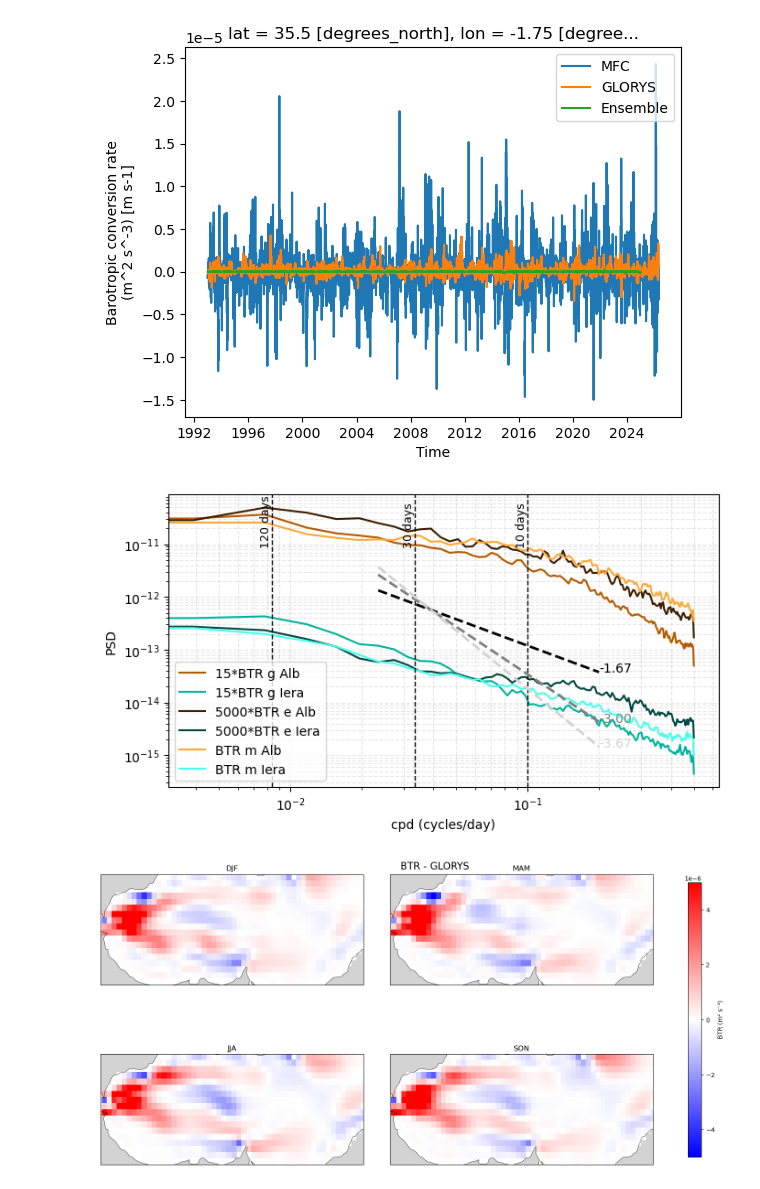
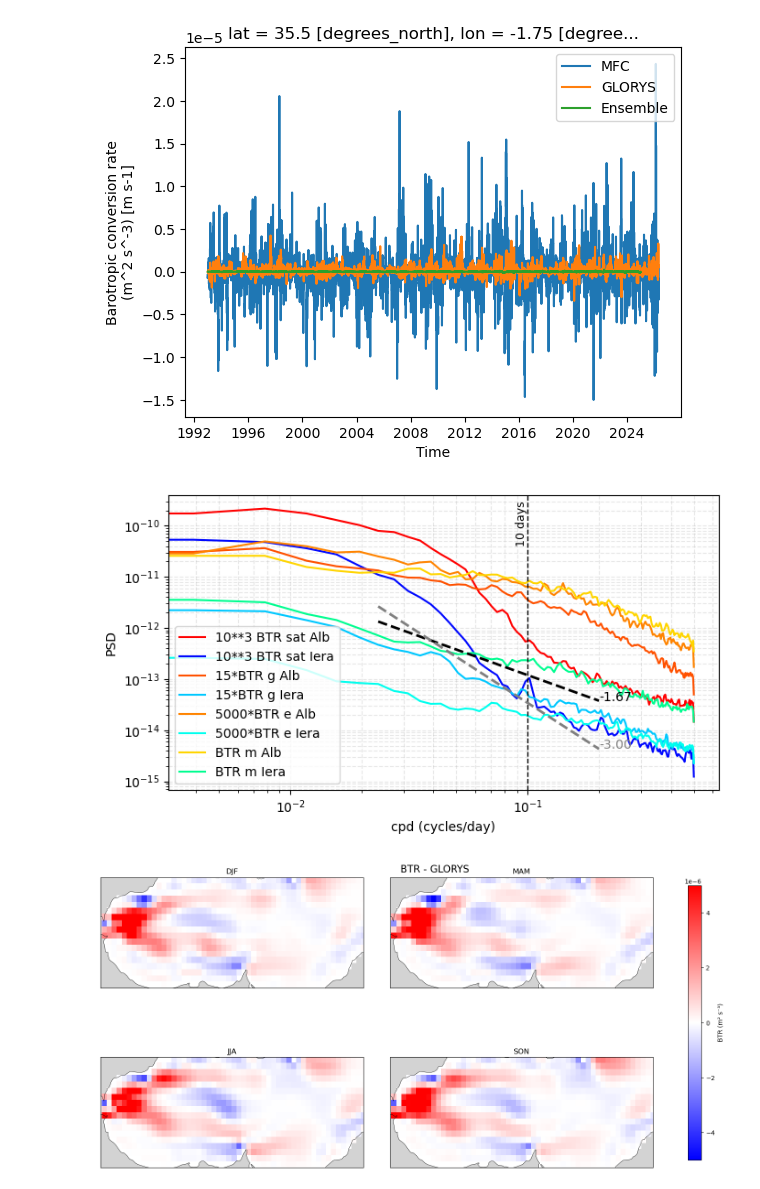
Before and after one commit to phargous/E_transfers, a Jupyter notebook: code/notebooks/1training.ipynb, the cells around one changed output. Saved outputs shown, nothing was run; the diff lists cells and outputs as text; code cells hidden in the pictures.

```diff
--- a/code/notebooks/1training.ipynb
+++ b/code/notebooks/1training.ipynb
@@ -101,9 +157,9 @@ def subset_region(ds, lonmin, lonmax, latmin, latmax):
 # %%
 # Regions
 lonmin_alb, lonmax_alb, latmin_alb, latmax_alb = -5.4, -1, 35.2, 36.7
-lonmin_iera, lonmax_iera, latmin_iera, latmax_iera = 24, 30, 31, 36
+# lonmin_iera, lonmax_iera, latmin_iera, latmax_iera = 24, 30, 31, 36 #big region
 lonmin_med, lonmax_med, latmin_med, latmax_med = -10, 37, 30, 45
-# lonmin_iera, lonmax_iera, latmin_iera, latmax_iera = 25, 27, 33, 35.5
+lonmin_iera, lonmax_iera, latmin_iera, latmax_iera = 25, 27, 33, 35.5 #small region
 # %% [markdown]
 # Satellite data
 # %%
@@ -649,19 +705,23 @@ period1 = 1 / freqs1
 period2 = 1 / freqs2
 
 fig, ax = plt.subplots(figsize=(7,4))
+ax.loglog(freqs, psd_btr_alb_mean*1000, color="#FF0000", label="10**3 BTR sat Alb")
+ax.loglog(freqs, psd_btr_iera_mean*1000, color="#0008FF", label="10**3 BTR sat Iera")
 
-ax.loglog(freqs, 15*psd_btr_glorys_alb_mean, color="#B45A00", label="15*BTR g Alb")
-ax.loglog(freqs, 15*psd_btr_glorys_iera_mean, color="#00B49F", label="15*BTR g Iera")
+
+
+ax.loglog(freqs, 15*psd_btr_glorys_alb_mean, color="#FF5100", label="15*BTR g Alb")
+ax.loglog(freqs, 15*psd_btr_glorys_iera_mean, color="#00C8FF", label="15*BTR g Iera")
 # ax.loglog(freqs, psd_bcr_glorys_alb_mean, color="#FF8000", label="BCR g Alb")
 # ax.loglog(freqs, psd_bcr_glorys_iera_mean, color="#00FFE1", label="BCR g Iera")
 
-ax.loglog(freqs1, 5000*psd_btr_ensemble_alb_mean, color="#3C1E00", label="5000*BTR e Alb")
-ax.loglog(freqs1, 5000*psd_btr_ensemble_iera_mean, color="#004940", label="5000*BTR e Iera")
+ax.loglog(freqs1, 5000*psd_btr_ensemble_alb_mean, color="#FF8400", label="5000*BTR e Alb")
+ax.loglog(freqs1, 5000*psd_btr_ensemble_iera_mean, color="#00FFEE", label="5000*BTR e Iera")
 # ax.loglog(freqs1, psd_bcr_ensemble_alb_mean, color="#7C3E00", label="BCR e Alb")
 # ax.loglog(freqs1, psd_bcr_ensemble_iera_mean, color="#00786A", label="BCR e Iera")
 
-ax.loglog(freqs2, psd_btr_mfc_alb_mean, color="#FFA837", label="BTR m Alb")
-ax.loglog(freqs2, psd_btr_mfc_iera_mean, color="#49FFEA", label="BTR m Iera")
+ax.loglog(freqs2, psd_btr_mfc_alb_mean, color="#FFD500", label="BTR m Alb")
+ax.loglog(freqs2, psd_btr_mfc_iera_mean, color="#00FD90", label="BTR m Iera")
 # ax.loglog(freqs2, psd_bcr_mfc_alb_mean, color="#7B4500", label="BCR m Alb")
 # ax.loglog(freqs2, psd_bcr_mfc_iera_mean, color="#004940", label="BCR m Iera")
 
@@ -670,7 +730,7 @@ ax.set_ylabel("PSD")
 # ax.set_title("BTR spectrum (Welch)")
 ax.legend()
 
-periods_days = [10, 30, 120]
+periods_days = [10]
 for p in periods_days:
     freq = 1 / p
     ax.axvline(freq, color="black", linestyle="--", linewidth=1)
@@ -680,38 +740,38 @@ for p in periods_days:
 
 
 # --- pentes ---
-slopes = [-5/3, -3, -11/3]
-colors = ["black", "gray", "lightgray"]
+slopes = [-5/3, -3]
+colors = ["black", "gray"]
 
 f_ref = freqs[10]
 scale = psd_btr_glorys_alb_mean[10]
 
 for slope_exp, c in zip(slopes, colors):
 
     mask = (freqs > 0.02) & (freqs < 0.2)
 
     slope = (freqs[mask] / f_ref) ** (slope_exp)
     slope *= scale
 
     ax.loglog(freqs[mask], slope, color=c, linestyle="--", linewidth=2)
 
     # annotation sur le plot
     ax.text(
         freqs[mask][-1],   # position x
         slope[-1],         # position y
         f"{slope_exp:.2f}",
         fontsize=10,
         color=c
     )
 
 
 
 ax.grid(True, which="both", linestyle="--", alpha=0.3)
-
+# plt.yscale("log")
 plt.tight_layout()
 plt.show()
 # %% [output]
-[figure, old version]
+[figure, new version]
 # %%
 ccrs_land = feature.NaturalEarthFeature('physical', 'land', '50m',
                                         edgecolor='black',
```
Also changed, not shown: parts of 8 cells of this notebook, 3 other files.
